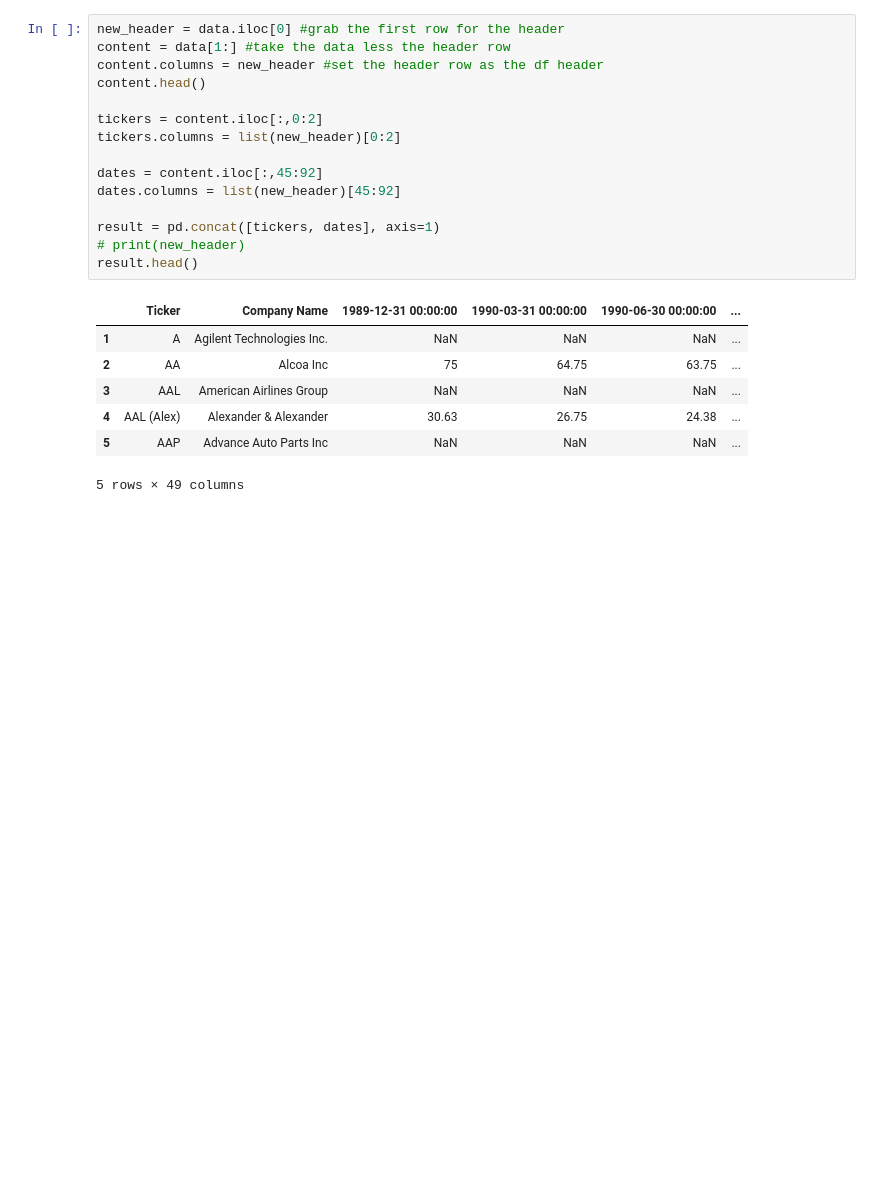
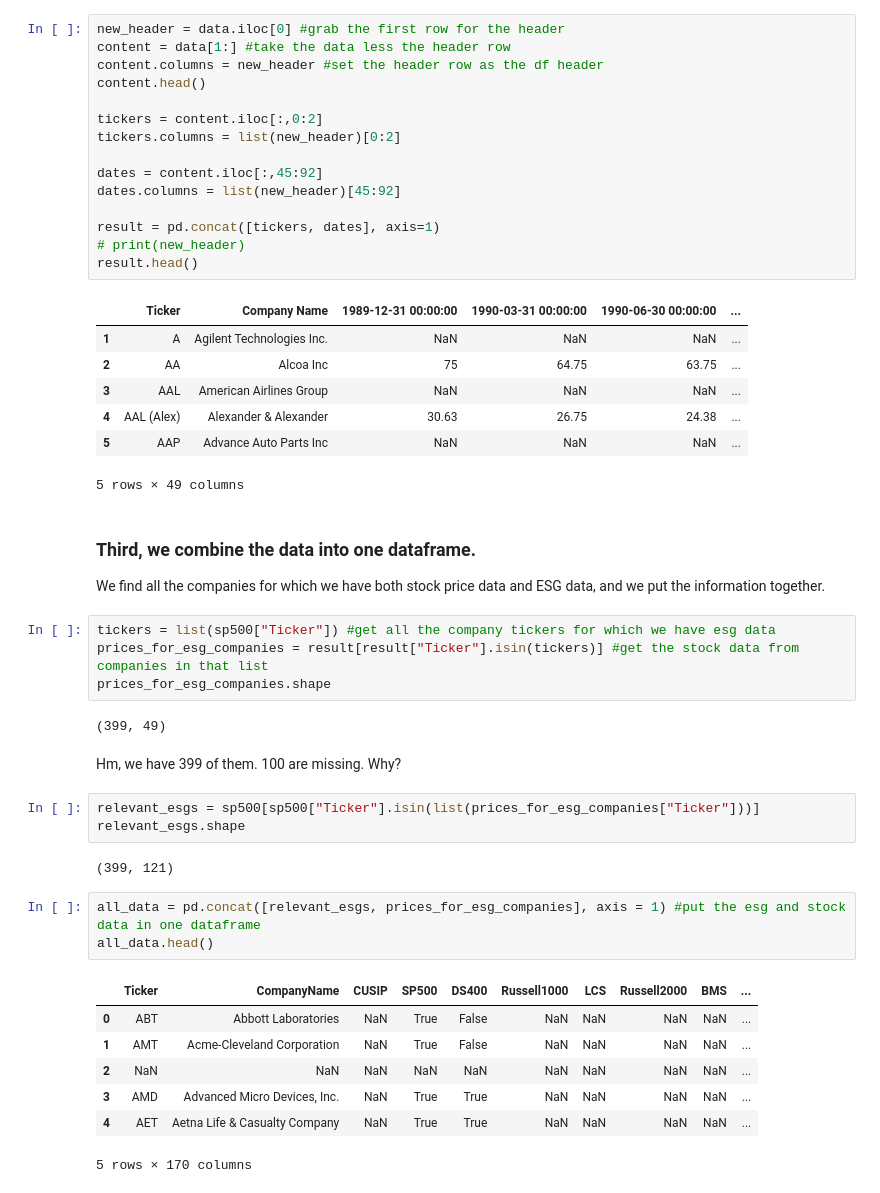
Before and after one commit to chelseatroy/fund_scale, a Jupyter notebook: data_explo/Exploring S&P Ethical Index Data.ipynb, the cells around one changed output. Drawn from its saved outputs; the diff is of its cells as text; blank space fills up the shorter version.

Commit message:
Begin combinind data to run correlation

```diff
--- a/data_explo/Exploring S&P Ethical Index Data.ipynb
+++ b/data_explo/Exploring S&P Ethical Index Data.ipynb
@@ -66,3 +66,31 @@ result.head()
 | 4 | AAL (Alex) | Alexander & Alexander | 30.63 | 26.75 | 24.38 | ... |
 | 5 | AAP | Advance Auto Parts Inc | NaN | NaN | NaN | ... |
 5 rows × 49 columns
+# %% [markdown]
+### Third, we combine the data into one dataframe.
+
+We find all the companies for which we have both stock price data and ESG data, and we put the information together.
+# %%
+tickers = list(sp500["Ticker"]) #get all the company tickers for which we have esg data
+prices_for_esg_companies = result[result["Ticker"].isin(tickers)] #get the stock data from companies in that list
+prices_for_esg_companies.shape
+# %% [output]
+(399, 49)
+# %% [markdown]
+Hm, we have 399 of them. 100 are missing. Why?
+# %%
+relevant_esgs = sp500[sp500["Ticker"].isin(list(prices_for_esg_companies["Ticker"]))]
+relevant_esgs.shape
+# %% [output]
+(399, 121)
+# %%
+all_data = pd.concat([relevant_esgs, prices_for_esg_companies], axis = 1) #put the esg and stock data in one dataframe
+all_data.head()
+# %% [output]
+|  | Ticker | CompanyName | CUSIP | SP500 | DS400 | Russell1000 | LCS | Russell2000 | BMS | ... |
+| 0 | ABT | Abbott Laboratories | NaN | True | False | NaN | NaN | NaN | NaN | ... |
+| 1 | AMT | Acme-Cleveland Corporation | NaN | True | False | NaN | NaN | NaN | NaN | ... |
+| 2 | NaN | NaN | NaN | NaN | NaN | NaN | NaN | NaN | NaN | ... |
+| 3 | AMD | Advanced Micro Devices, Inc. | NaN | True | True | NaN | NaN | NaN | NaN | ... |
+| 4 | AET | Aetna Life & Casualty Company | NaN | True | True | NaN | NaN | NaN | NaN | ... |
+5 rows × 170 columns
```
Also changed, not shown: parts of 6 cells of this notebook.
